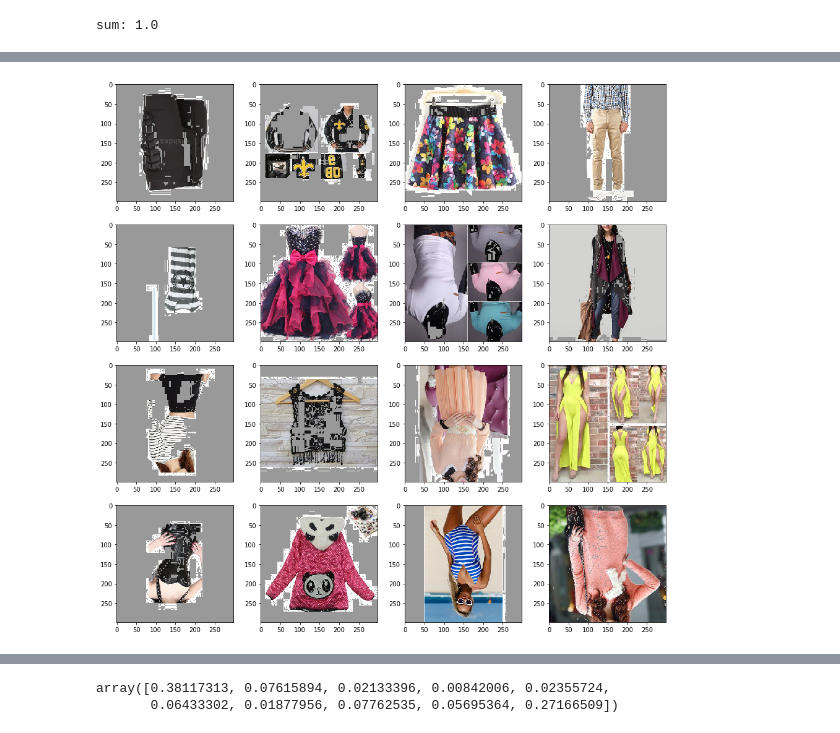
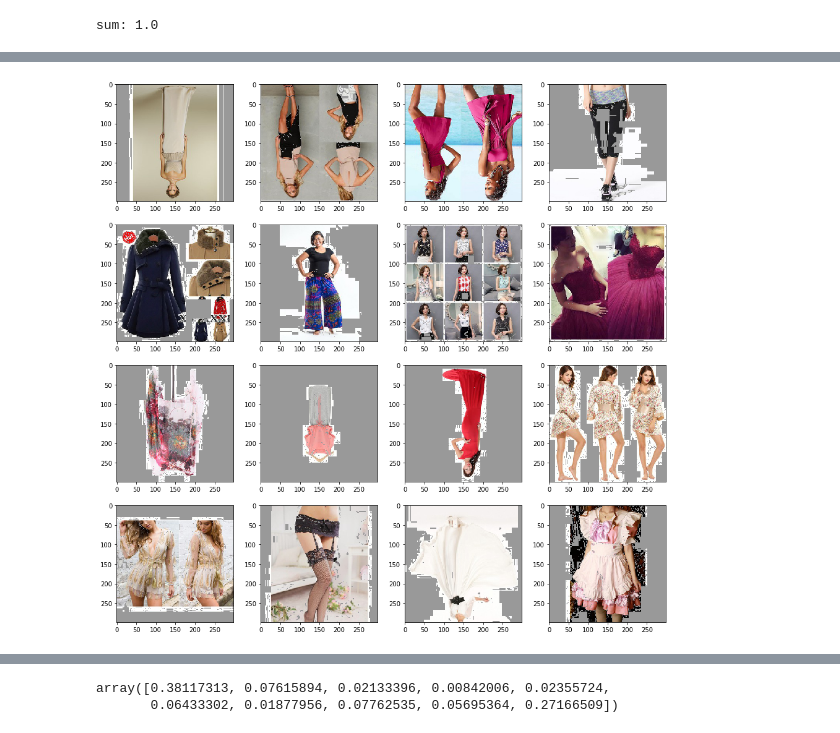
Before and after one commit to minfawang/cs231n-fashion, a Jupyter notebook: code/code_test.ipynb, the cells around one changed output, grey strips where cells are left out. Saved outputs shown, nothing was run; the diff lists cells and outputs as text; code cells hidden in the pictures.

Commit message:
Add more visualization and debugging scripts

```diff
--- a/code/code_test.ipynb
+++ b/code/code_test.ipynb
@@ -428,14 +428,14 @@ plt.imshow(create_zero_hue_mask(sample_input))
 # %%
 fig, ax = plt.subplots(nrows=nrows, ncols=ncols, figsize=(16, 16))
-# batch_sample_indices = np.random.choice(batch_inputs.shape[0], size=nrows*ncols, replace=False)
-# batch_sample_inputs = batch_inputs[batch_sample_indices]
+batch_sample_indices = np.random.choice(batch_inputs.shape[0], size=nrows*ncols, replace=False)
+batch_sample_inputs = batch_inputs[batch_sample_indices]
 assert batch_sample_inputs.shape == (nrows * ncols, 299, 299, 3)
 
 for i in range(nrows):
     for j in range(ncols):
         k = i * ncols + j
         img = batch_sample_inputs[k]
         img_mask = create_zero_hue_mask(img)
         ax[i, j].imshow(img_mask)
 # %% [output]
-[figure, old version]
+[figure, new version]
```
Also changed, not shown: parts of 20 cells of this notebook, 1 other file.
